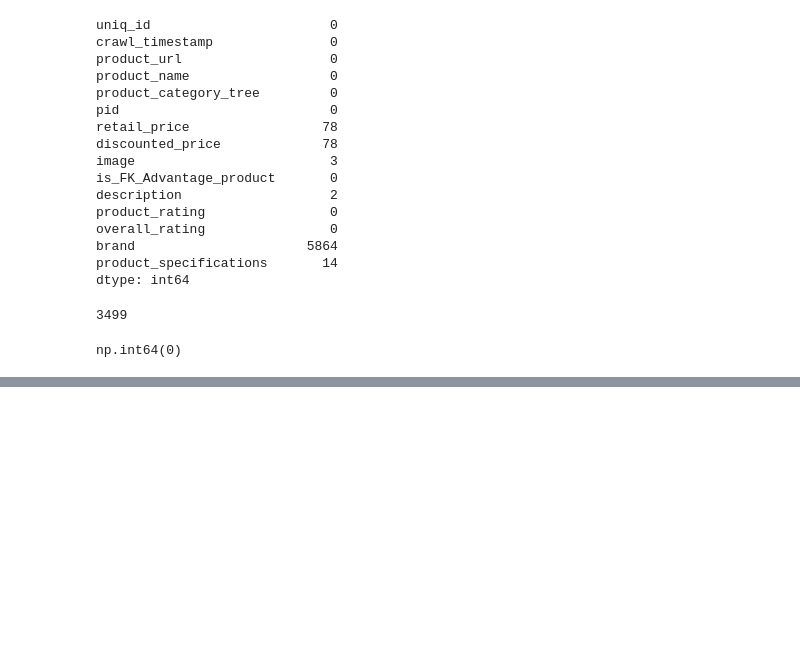
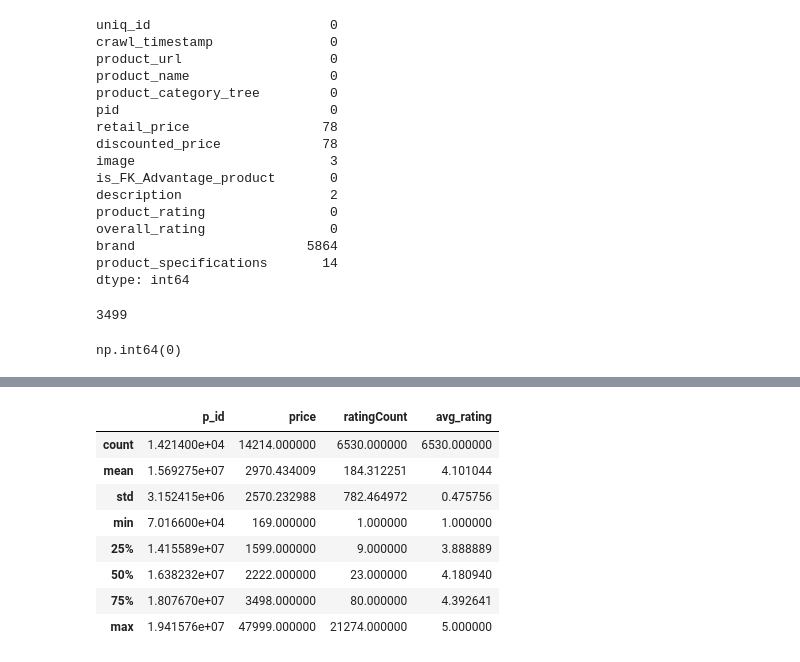
Before and after one commit to Arjunpeddada06/CartIQQ, a Jupyter notebook: notebooks/01_data_audit.ipynb, the cells around one changed output, grey strips where cells are left out. Drawn from its saved outputs; the diff is of its cells as text; code cells hidden in the pictures; blank space fills up the shorter version.

```diff
--- a/notebooks/01_data_audit.ipynb
+++ b/notebooks/01_data_audit.ipynb
@@ -311,0 +321,12 @@ np.int64(0)
+# %%
+myntra.describe()
+# %% [output]
+|  | p_id | price | ratingCount | avg_rating |
+| count | 1.421400e+04 | 14214.000000 | 6530.000000 | 6530.000000 |
+| mean | 1.569275e+07 | 2970.434009 | 184.312251 | 4.101044 |
+| std | 3.152415e+06 | 2570.232988 | 782.464972 | 0.475756 |
+| min | 7.016600e+04 | 169.000000 | 1.000000 | 1.000000 |
+| 25% | 1.415589e+07 | 1599.000000 | 9.000000 | 3.888889 |
+| 50% | 1.638232e+07 | 2222.000000 | 23.000000 | 4.180940 |
+| 75% | 1.807670e+07 | 3498.000000 | 80.000000 | 4.392641 |
+| max | 1.941576e+07 | 47999.000000 | 21274.000000 | 5.000000 |
```
Also changed, not shown: parts of 18 cells of this notebook.
